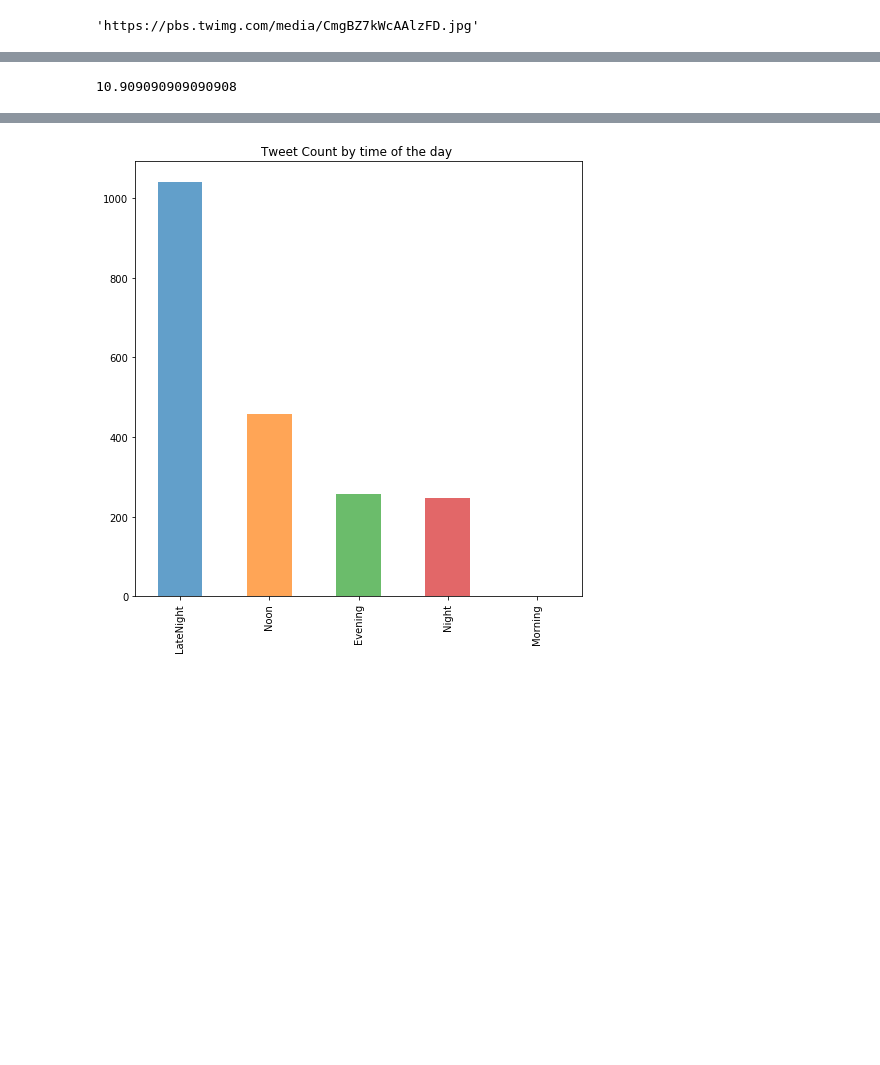
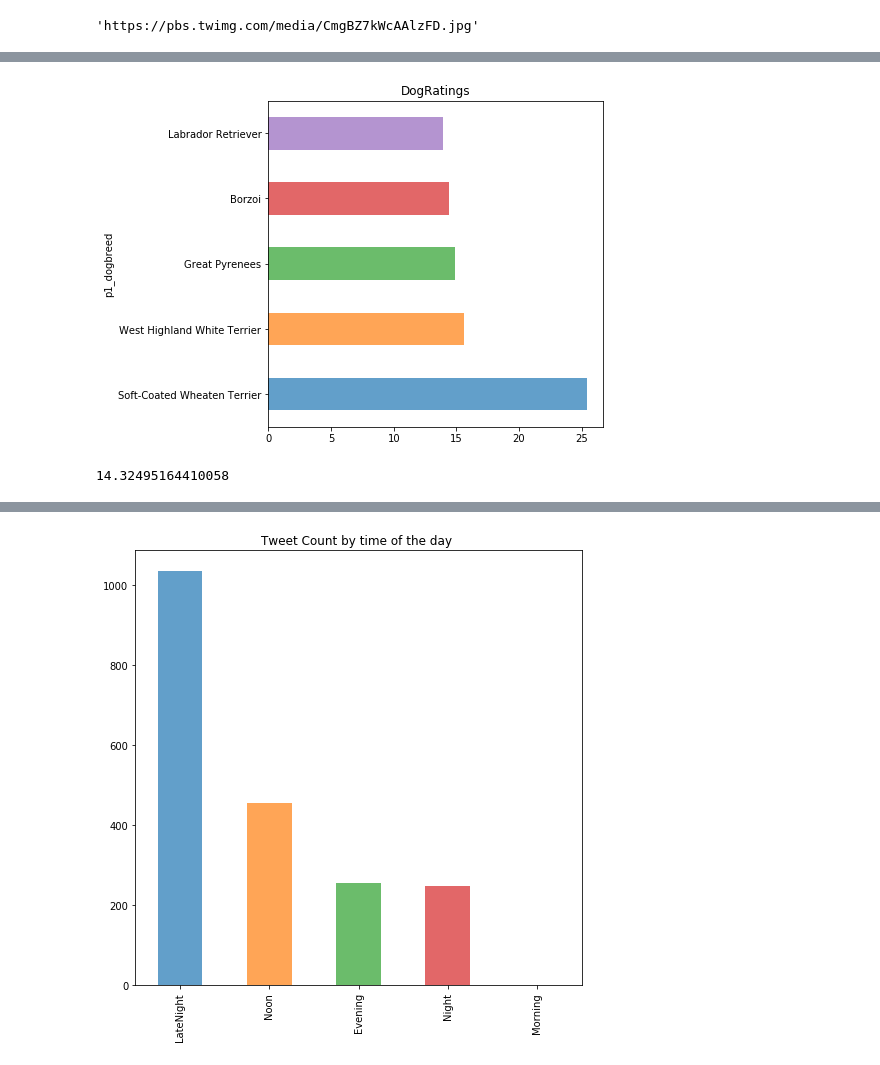
Before and after one commit to vijayelango/DataWrangling, a Jupyter notebook: wrangle_act.ipynb, the cells around one changed output, grey strips where cells are left out. Saved outputs shown, nothing was run; the diff lists cells and outputs as text; code cells hidden in the pictures; blank space fills up the shorter version.

```diff
--- a/wrangle_act.ipynb
+++ b/wrangle_act.ipynb
@@ -831,8 +909,14 @@ df5.groupby('p1_dogbreed')['rating_numerator'].mean().plot(kind = 'barh',title =
+# %%
+# Avg Dog ratings by breed (Top 5)
+
+df5.groupby('p1_dogbreed')['rating_numerator'].mean().nlargest(5).plot(kind = 'barh',title = 'DogRatings', alpha = .7 , figsize = (6,6));
+# %% [output]
+[figure, added]
 # %%
-df6 = df4.query('p1_isdog != True & rating_numerator != 1776')
+df6 = df4.query('p1_isdog != True')
 df6['rating_numerator'].mean()
 # %% [output]
-10.909090909090908
+14.32495164410058
 # %%
 # Dogs(dog breeds) predicted with high confidence
 
```
Also changed, not shown: parts of 54 cells of this notebook, 1 other file.
